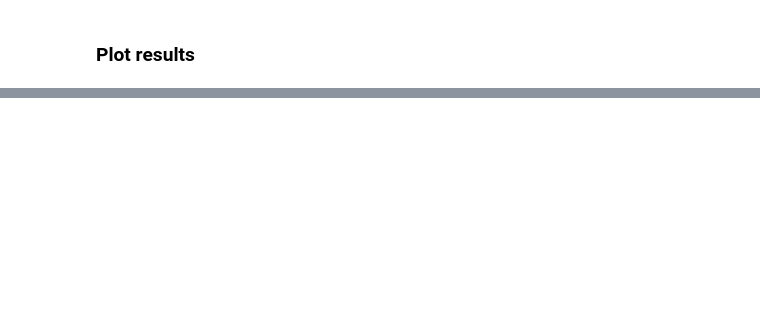
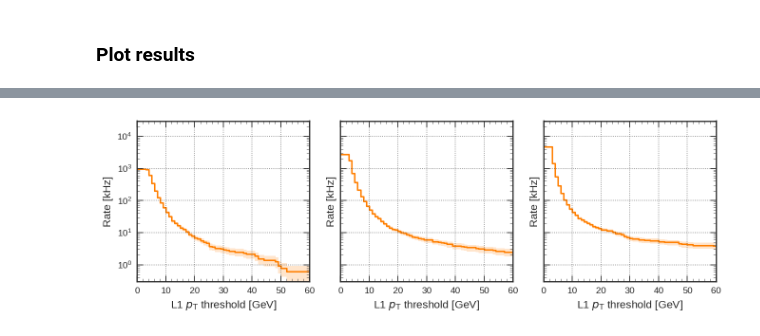
Before and after one commit to jiafulow/user-notebooks, a Jupyter notebook: 30-rates.ipynb, the cells around one changed output, grey strips where cells are left out. Cells and saved outputs as stored; diff of their text form; code cells hidden in the pictures; blank space fills up the shorter version.

```diff
--- a/30-rates.ipynb
+++ b/30-rates.ipynb
@@ -229,0 +234,31 @@ logger.info("rate @20 GeV: {:.3f} vs {:.3f}".format(
+# %%
+fig, axs = plt.subplots(1, 3, figsize=(9, 3), tight_layout=True, sharex=True, sharey=True)
+
+for i in range(3):
+  ax = axs[i]
+  if i == 0:
+    rate_vs_pt = rates_data['rate_vs_pt_1']
+  elif i == 1:
+    rate_vs_pt = rates_data['rate_vs_pt_2']
+  elif i == 2:
+    rate_vs_pt = rates_data['rate_vs_pt_3']
+
+  nevents = len(rate_vs_pt)
+  hist = make_hist(rate_vs_pt, bins=100, range=(0, 100))
+  hist = make_ptcut(hist)
+  hist = make_rate(hist, nevents)
+
+  h = hist
+  color = '#ff7f00'
+  ax.step(h.edges, h.steps, where='post', color=color, lw=1.5)
+  ax.fill_between(h.edges, h.steps - h.err_steps, h.steps + h.err_steps, step='post', color=color, alpha=0.2)
+
+  ax.set_xlabel(r'L1 $p_{\mathrm{T}}$ threshold [GeV]')
+  ax.set_ylabel(r'Rate [kHz]')
+  ax.set_xlim(0, 60)
+  ax.set_ylim(0.3, 3e4)
+  ax.set_yscale('log')
+
+plt.show()
+# %% [output]
+[figure, added]
```
Also changed, not shown: parts of 4 cells of this notebook, 1 other file.
